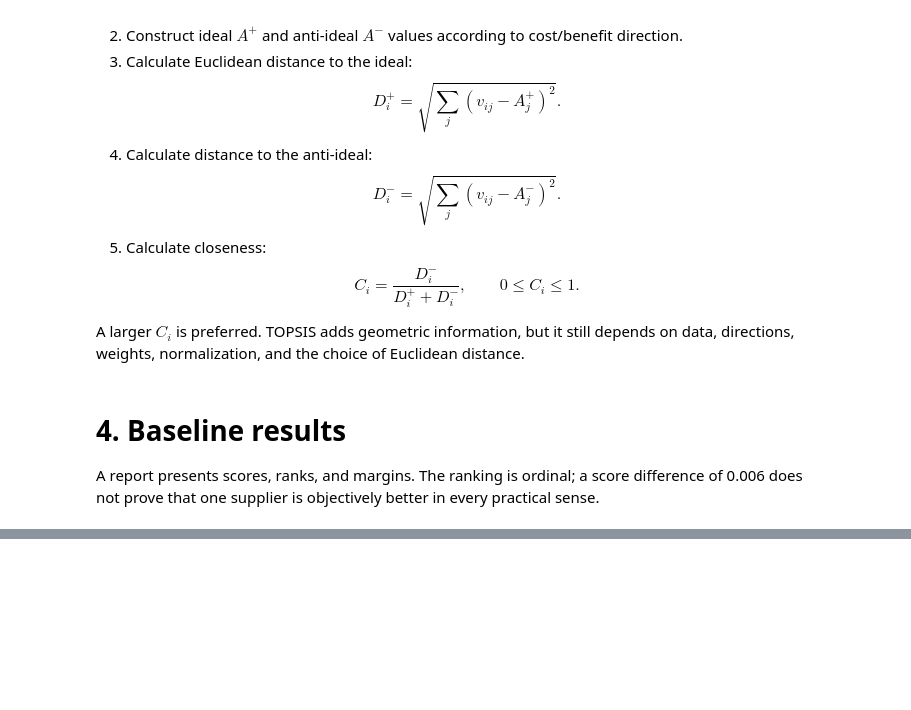
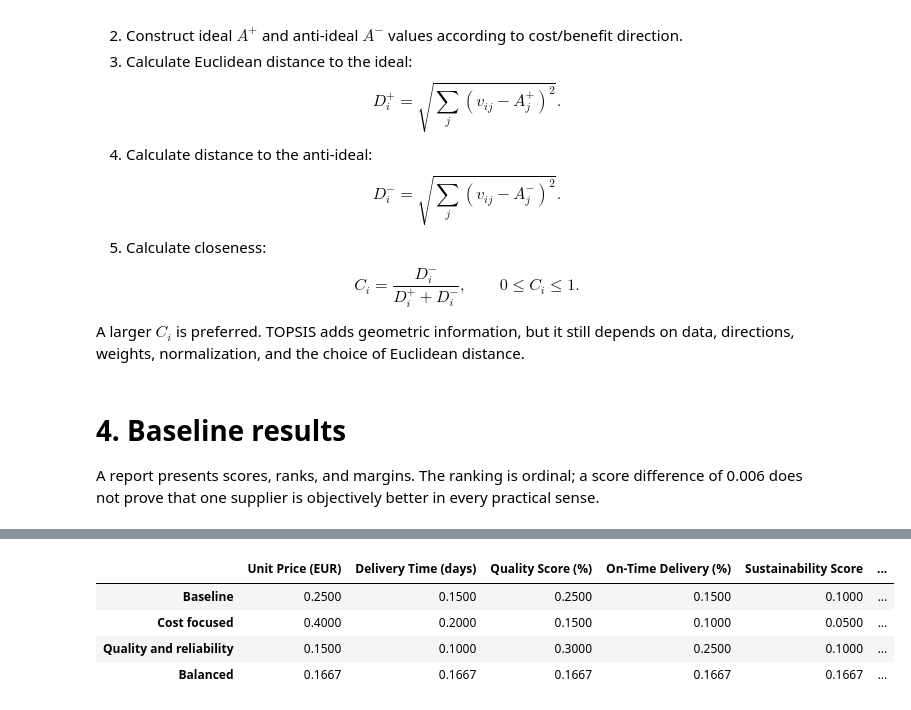
Before and after one commit to BoyanYotov/SoftUni-Math_Concepts_for_Devs-Final_Project, a Jupyter notebook: notebooks/supplier_selection.ipynb, the cells around one changed output, grey strips where cells are left out. Cells and saved outputs as stored; diff of their text form; code cells hidden in the pictures; blank space fills up the shorter version.

```diff
--- a/notebooks/supplier_selection.ipynb
+++ b/notebooks/supplier_selection.ipynb
@@ -466,0 +566,35 @@ A report presents scores, ranks, and margins. The ranking is ordinal; a score di
+# %%
+# Defining alternative scenarios for testing how weight choices affect supplier scores and recommendations.
+
+# Every inner dictionary assigns one non-negative weight to each criterion and sums to 1.
+scenarios = {
+    "Baseline": baseline_weights,
+    "Cost focused": {
+        "Unit Price (EUR)": 0.40,
+        "Delivery Time (days)": 0.20,
+        "Quality Score (%)": 0.15,
+        "On-Time Delivery (%)": 0.10,
+        "Sustainability Score": 0.05,
+        "Risk Score": 0.10,
+    },
+    "Quality and reliability": {
+        "Unit Price (EUR)": 0.15,
+        "Delivery Time (days)": 0.10,
+        "Quality Score (%)": 0.30,
+        "On-Time Delivery (%)": 0.25,
+        "Sustainability Score": 0.10,
+        "Risk Score": 0.10,
+    },
+    # Equal weighting is generated dynamically so it remains valid if criteria are added or removed.
+    "Balanced": {criterion: 1 / len(criteria) for criterion in criteria},
+}
+
+# Converting the nested dictionary to a table with scenarios as rows and criteria as columns.
+scenario_weights = pd.DataFrame(scenarios).T
+scenario_weights
+# %% [output]
+|  | Unit Price (EUR) | Delivery Time (days) | Quality Score (%) | On-Time Delivery (%) | Sustainability Score | ... |
+| Baseline | 0.2500 | 0.1500 | 0.2500 | 0.1500 | 0.1000 | ... |
+| Cost focused | 0.4000 | 0.2000 | 0.1500 | 0.1000 | 0.0500 | ... |
+| Quality and reliability | 0.1500 | 0.1000 | 0.3000 | 0.2500 | 0.1000 | ... |
+| Balanced | 0.1667 | 0.1667 | 0.1667 | 0.1667 | 0.1667 | ... |
```
Also changed, not shown: parts of 9 cells of this notebook.
